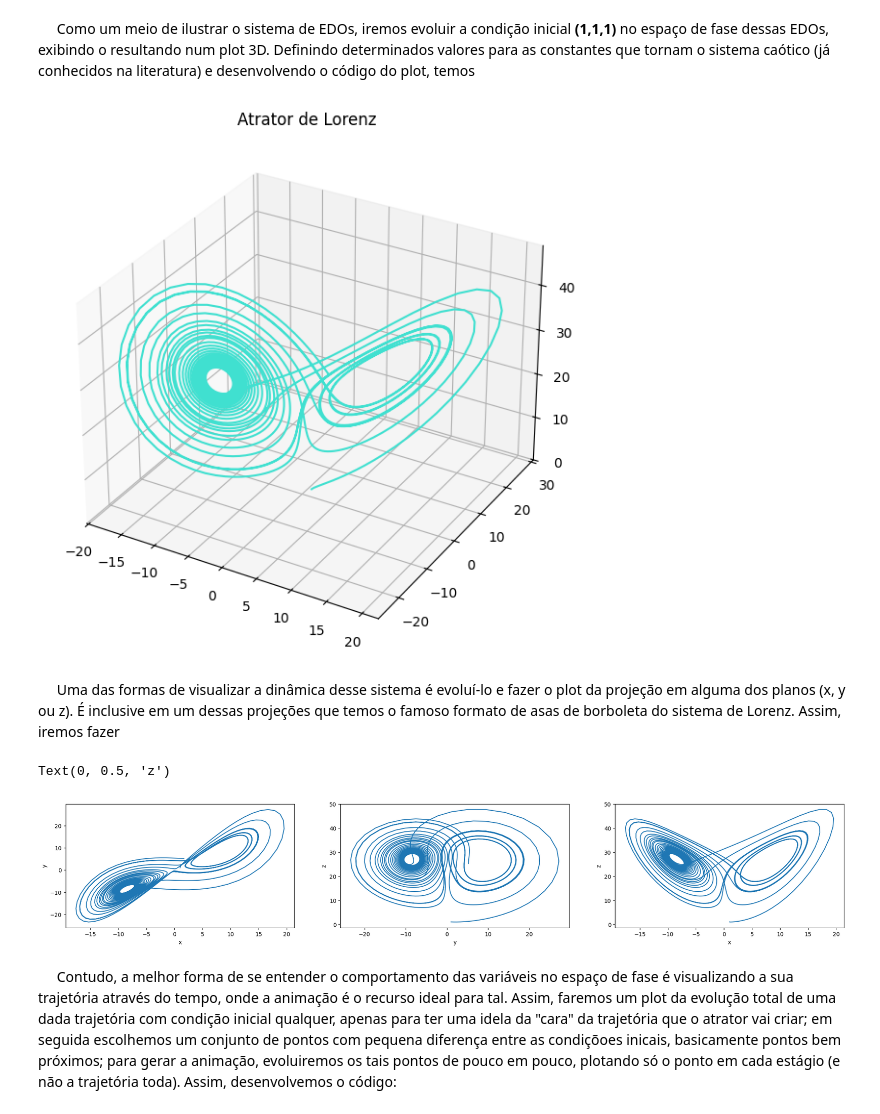
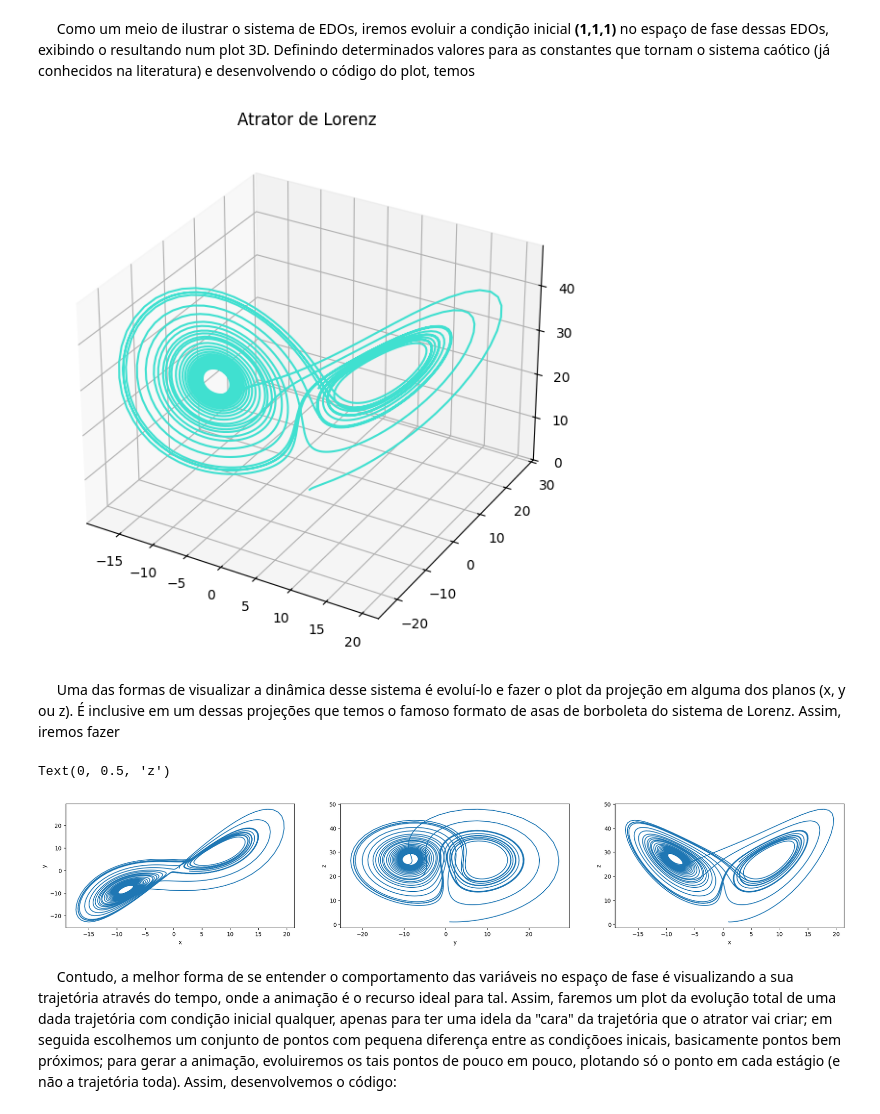
Before and after one commit to Wally-sson/pys, a Jupyter notebook: Atratores/Chaotic Attractors.ipynb, the cells around one changed output. Drawn from its saved outputs; the diff is of its cells as text; code cells hidden in the pictures.

```diff
--- a/Atratores/Chaotic Attractors.ipynb
+++ b/Atratores/Chaotic Attractors.ipynb
@@ -67,28 +67,28 @@ def lorenz(r, t, sigma, rho, beta):
 # %% [markdown]
 $\quad$ Como um meio de ilustrar o sistema de EDOs, iremos evoluir a condição inicial **(1,1,1)** no espaço de fase dessas EDOs, exibindo o resultando num plot 3D. Definindo determinados valores para as constantes que tornam o sistema caótico (já conhecidos na literatura) e desenvolvendo o código do plot, temos
 # %%
-# Parâmetros do sistema
+# Parâmetros do sistema.
 sigma = 10
 rho = 28
 beta = 8/3
 
-# Condição inicial
+# Condição inicial.
 r0 = [1,1,1]
 
+# Vetor temporal.
+tempos = np.linspace(0, 30, 3000)
 
-# Vetor temporal
-tempos = np.linspace(0, 25, 2000)
-
+#Evolução da trajetória.
 sol = odeint(lorenz, r0, tempos, args = (sigma,rho, beta))
 
-# Plotagem
+# Plotagem.
 fig = plt.figure(figsize=(10, 7))
 ax = fig.add_subplot(111, projection='3d')
 ax.plot(sol[:,0], sol[:,1], sol[:,2], color="turquoise")
 ax.set_title("Atrator de Lorenz")
 plt.show()
 # %% [output]
-[figure, old version]
+[figure, new version]
 # %% [markdown]
 $\quad$ Uma das formas de visualizar a dinâmica desse sistema é evoluí-lo e fazer o plot da projeção em alguma dos planos (x, y ou z). É inclusive em um dessas projeções que temos o famoso formato de asas de borboleta do sistema de Lorenz. Assim, iremos fazer
 # %%
@@ -107,6 +107,6 @@ axes[2].set_xlabel("x")
 axes[2].set_ylabel("z")
 # %% [output]
 Text(0, 0.5, 'z')
-[figure, old version]
+[figure, new version]
 # %% [markdown]
 $\quad$ Contudo, a melhor forma de se entender o comportamento das variáveis no espaço de fase é visualizando a sua trajetória através do tempo, onde a animação é o recurso ideal para tal. Assim, faremos um plot da evolução total de uma dada trajetória com condição inicial qualquer, apenas para ter uma idela da "cara" da trajetória que o atrator vai criar; em seguida escolhemos um conjunto de pontos com pequena diferença entre as condiçõoes inicais, basicamente pontos bem próximos; para gerar a animação, evoluiremos os tais pontos de pouco em pouco, plotando só o ponto em cada estágio (e não a trajetória toda). Assim, desenvolvemos o código:
```
Also changed, not shown: parts of 19 cells of this notebook, 4 other files.
